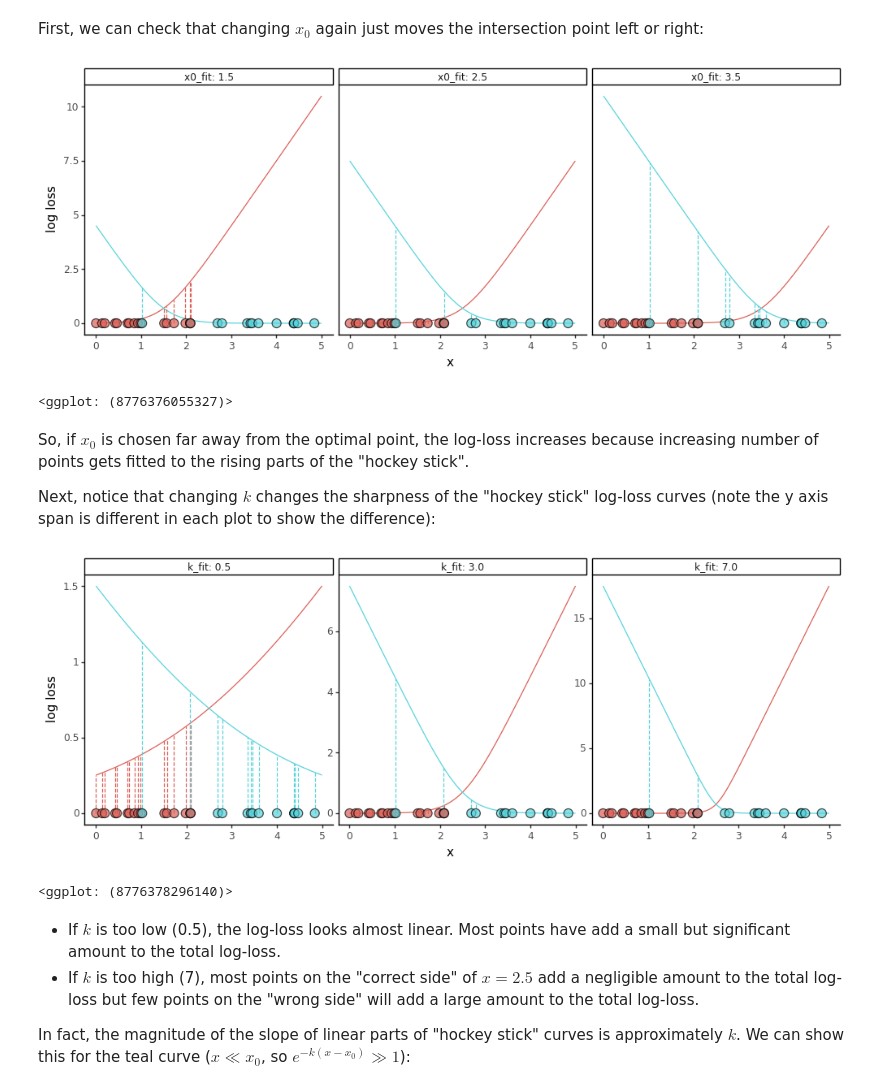
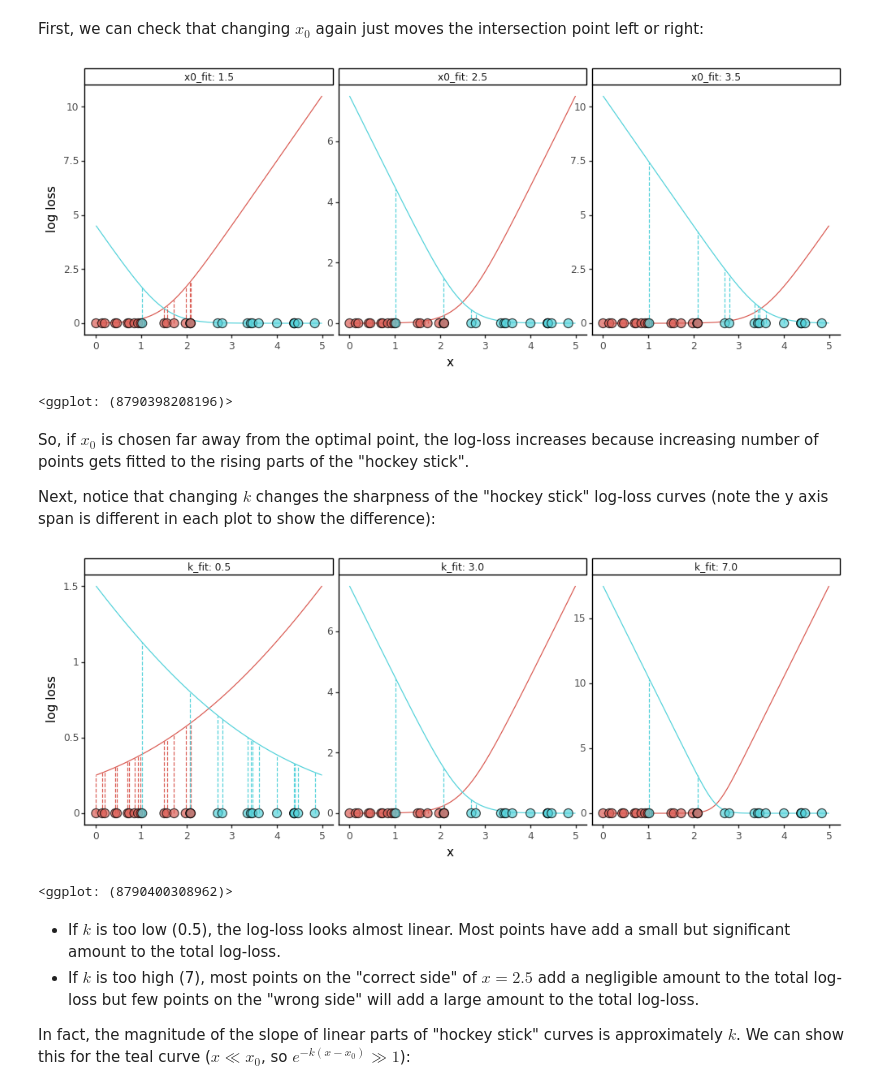
Before and after one commit to igor-sb/blog, a Jupyter notebook: posts/logistic_regression_clean.ipynb, the cells around one changed output. Saved outputs shown, nothing was run; the diff lists cells and outputs as text; code cells hidden in the pictures.

```diff
--- a/posts/logistic_regression_clean.ipynb
+++ b/posts/logistic_regression_clean.ipynb
@@ -213,18 +216,17 @@ def create_sample_and_logloss_data_from_params(params):
 # %% [markdown]
 First, we can check that changing $x_0$ again just moves the intersection point left or right:
 # %%
+from logistic.plots import plot_logistic_fit_panel
+
 x0_dfs, x0_logloss_dfs = create_sample_and_logloss_data_from_params({
     'x0': [1.5, 2.5, 3.5],
     'k': [3, 3, 3]
 })
 
-x0_changing_plot = plot_logistic_fit(x0_dfs, x0_logloss_dfs)
-x0_changing_plot += p9.facet_wrap('~x0_fit', labeller='label_both')
-x0_changing_plot += p9.theme(figure_size=(12, 4))
-x0_changing_plot
+plot_logistic_fit_panel(x0_dfs, x0_logloss_dfs, '~x0_fit')
 # %% [output]
-[figure, old version]
+[figure, new version]
-<ggplot: (8776376055327)>
+<ggplot: (8790398208196)>
 # %% [markdown]
 So, if $x_0$ is chosen far away from the optimal point, the log-loss increases because increasing number of points gets fitted to the rising parts of the "hockey stick".
 
@@ -234,14 +236,10 @@ k_dfs, k_logloss_dfs = create_sample_and_logloss_data_from_params({
     'x0': [2.5, 2.5, 2.5],
     'k': [0.5, 3, 7]
 })
-
-k_changing_plot = plot_logistic_fit(k_dfs, k_logloss_dfs)
-k_changing_plot += p9.facet_wrap('~k_fit', labeller='label_both', scales='free_y')
-k_changing_plot += p9.theme(figure_size=(12, 4), subplots_adjust={'wspace': 0.02})
-k_changing_plot
+plot_logistic_fit_panel(k_dfs, k_logloss_dfs, '~k_fit')
 # %% [output]
 [figure]
-<ggplot: (8776378296140)>
+<ggplot: (8790400308962)>
 # %% [markdown]
 * If $k$ is too low (0.5), the log-loss looks almost linear. Most points have add a small but significant amount to the total log-loss.
 * If $k$ is too high (7), most points on the "correct side" of $x = 2.5$ add a negligible amount to the total log-loss but few points on the "wrong side" will add a large amount to the total log-loss.
```
Also changed, not shown: parts of 5 cells of this notebook, 1 other file.
